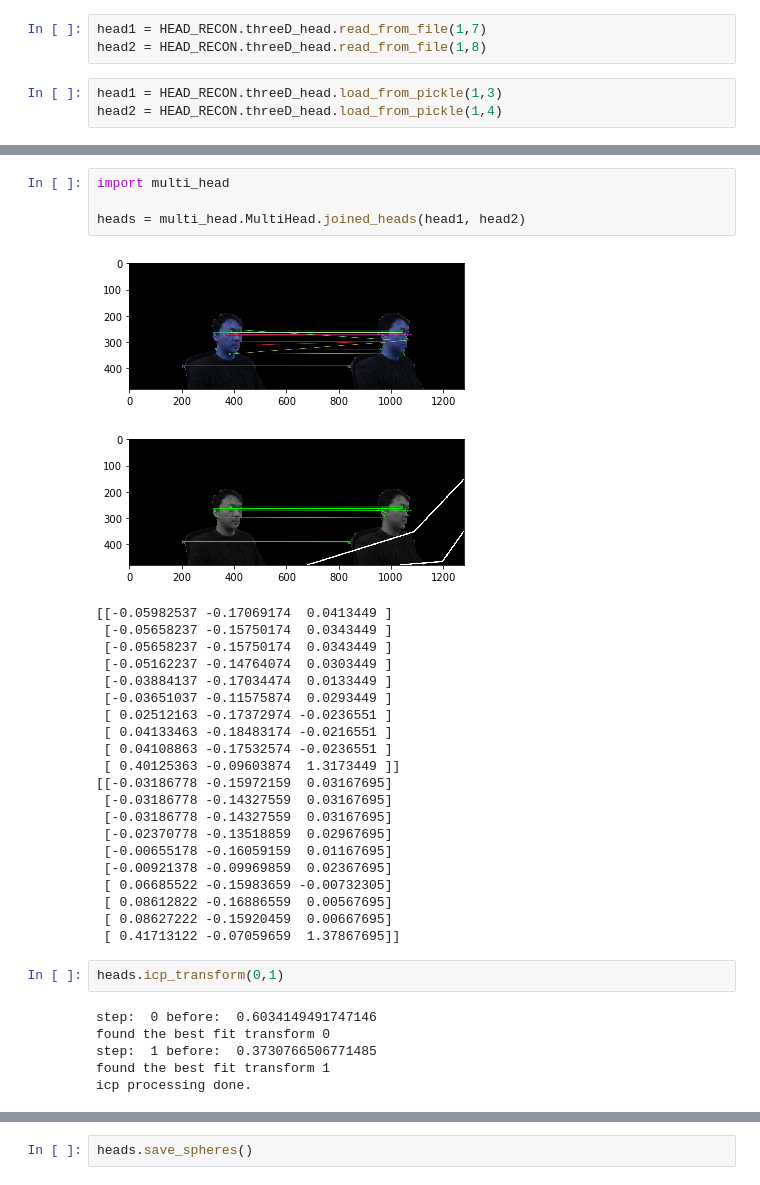
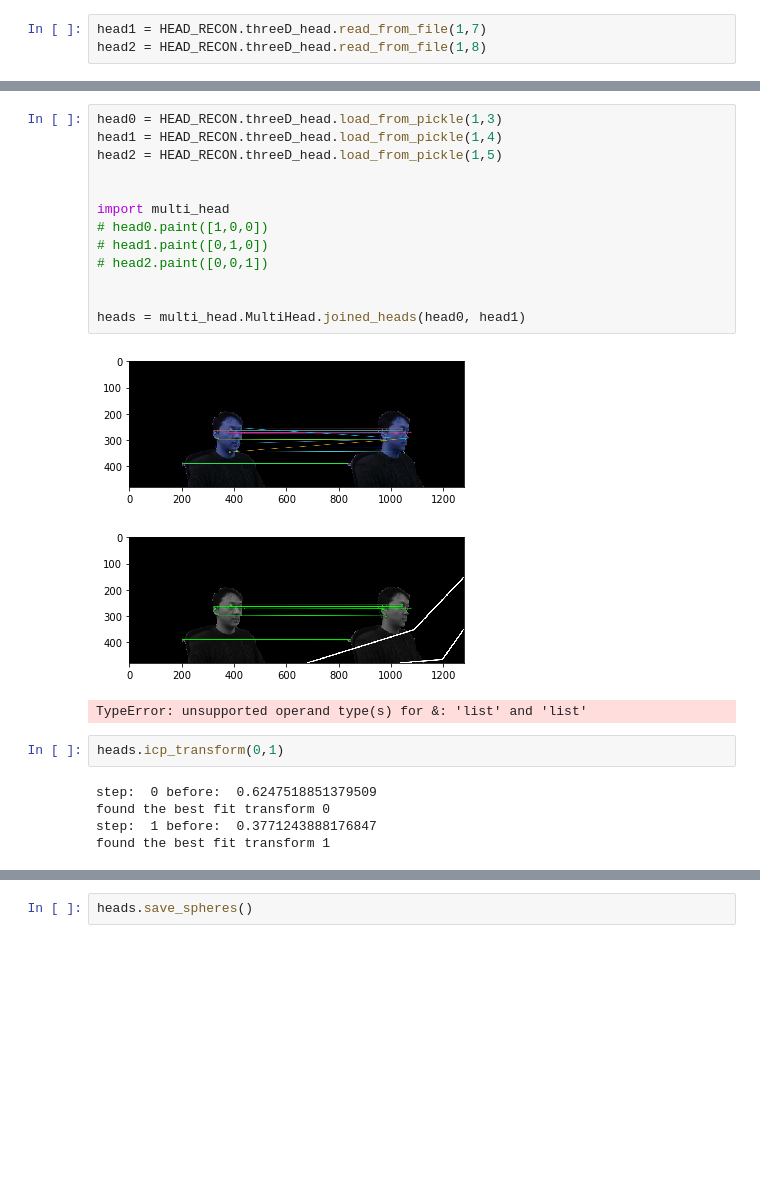
Before and after one commit to yichao-l/head_reconstruct, a Jupyter notebook: AV_CW_WZ.ipynb, the cells around one changed output, grey strips where cells are left out. Cells and saved outputs as stored; diff of their text form; blank space fills up the shorter version.

```diff
--- a/AV_CW_WZ.ipynb
+++ b/AV_CW_WZ.ipynb
@@ -58,9 +67,6 @@ img1,path1 = head1.get_filtered_image()
 # %%
 head1 = HEAD_RECON.threeD_head.read_from_file(1,7)
 head2 = HEAD_RECON.threeD_head.read_from_file(1,8)
-# %%
-head1 = HEAD_RECON.threeD_head.load_from_pickle(1,3)
-head2 = HEAD_RECON.threeD_head.load_from_pickle(1,4)
 # %%
 plt.hist(head2.xyz[:,2], bins=200)
 plt.show()
@@ -75,35 +78,24 @@ plt.imshow(img1)
-# %%
-import multi_head
-
-heads = multi_head.MultiHead.joined_heads(head1, head2)
-# %% [output]
-[figure, removed]
-[figure, removed]
-[[-0.05982537 -0.17069174  0.0413449 ]
- [-0.05658237 -0.15750174  0.0343449 ]
- [-0.05658237 -0.15750174  0.0343449 ]
- [-0.05162237 -0.14764074  0.0303449 ]
- [-0.03884137 -0.17034474  0.0133449 ]
- [-0.03651037 -0.11575874  0.0293449 ]
- [ 0.02512163 -0.17372974 -0.0236551 ]
- [ 0.04133463 -0.18483174 -0.0216551 ]
- [ 0.04108863 -0.17532574 -0.0236551 ]
- [ 0.40125363 -0.09603874  1.3173449 ]]
-[[-0.03186778 -0.15972159  0.03167695]
- [-0.03186778 -0.14327559  0.03167695]
- [-0.03186778 -0.14327559  0.03167695]
- [-0.02370778 -0.13518859  0.02967695]
- [-0.00655178 -0.16059159  0.01167695]
- [-0.00921378 -0.09969859  0.02367695]
- [ 0.06685522 -0.15983659 -0.00732305]
- [ 0.08612822 -0.16886559  0.00567695]
- [ 0.08627222 -0.15920459  0.00667695]
- [ 0.41713122 -0.07059659  1.37867695]]
+# %%
+head0 = HEAD_RECON.threeD_head.load_from_pickle(1,3)
+head1 = HEAD_RECON.threeD_head.load_from_pickle(1,4)
+head2 = HEAD_RECON.threeD_head.load_from_pickle(1,5)
+
+
+import multi_head
+# head0.paint([1,0,0])
+# head1.paint([0,1,0])
+# head2.paint([0,0,1])
+
+
+heads = multi_head.MultiHead.joined_heads(head0, head1)
+# %% [output]
+[figure, added]
+[figure, added]
+TypeError: unsupported operand type(s) for &: 'list' and 'list'
 # %%
 heads.icp_transform(0,1)
 # %% [output]
-step:  0 before:  0.6034149491747146
+step:  0 before:  0.6247518851379509
 found the best fit transform 0
-step:  1 before:  0.3730766506771485
+step:  1 before:  0.3771243888176847
 found the best fit transform 1
-icp processing done.
```
Also changed, not shown: parts of 11 cells of this notebook, 6 other files.
